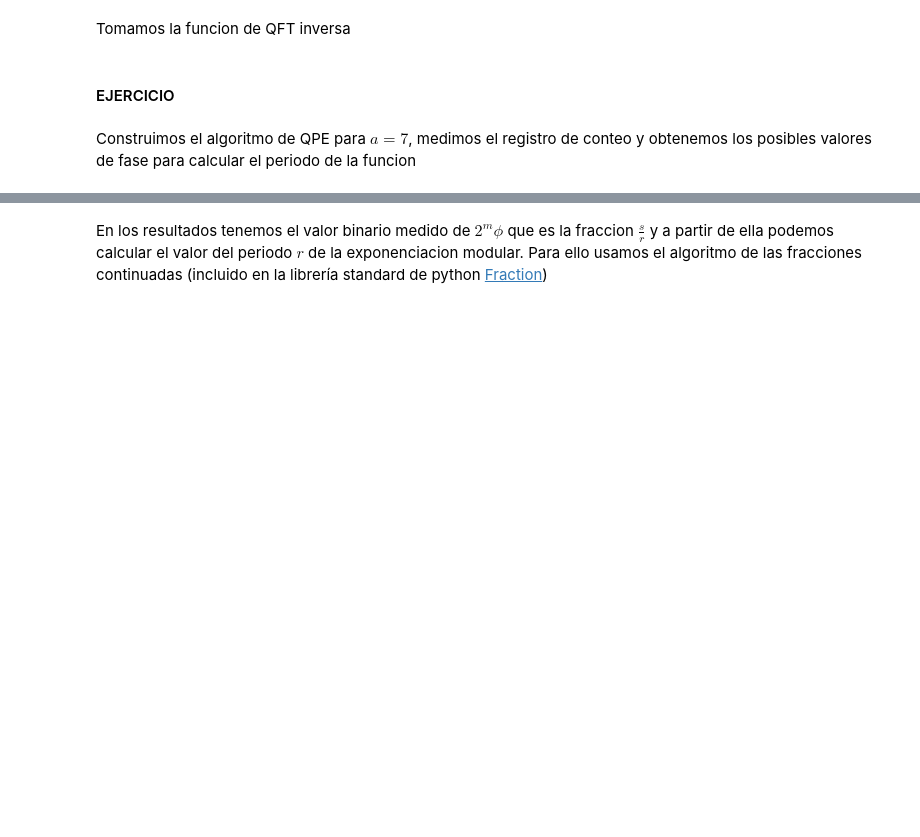
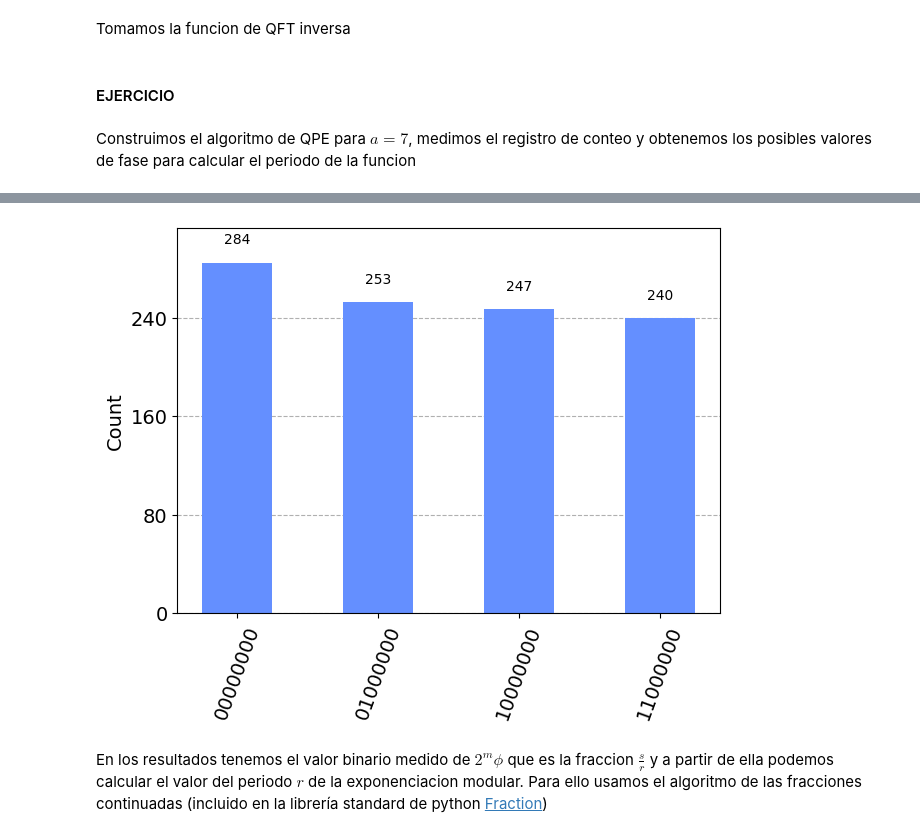
Before and after one commit to Mariomc10/AlgoritmosCuanticos, a Jupyter notebook: 12_Shor.ipynb, the cells around one changed output, grey strips where cells are left out. Cells and saved outputs as stored; diff of their text form; code cells hidden in the pictures; blank space fills up the shorter version.

```diff
--- a/12_Shor.ipynb
+++ b/12_Shor.ipynb
@@ -563,5 +663,12 @@ qc =
 # %%
 #measure the circuit
+simulador = Aer.get_backend("aer_simulator")
+tcirc = transpile(qc,simulador)
+job = simulador.run(tcirc)
+resultados = job.result()
+plot_histogram(resultados.get_counts())
+# %% [output]
+[figure, added]
 # %% [markdown]
 En los resultados tenemos el valor binario medido de $2^m \phi$ que es la fraccion $\frac{s}{r}$ y a partir de ella podemos calcular el valor del periodo $r$ de la exponenciacion modular. Para ello usamos el algoritmo de las fracciones continuadas (incluido en la librería standard de python [Fraction](https://docs.python.org/3.10/library/fractions.html))
 # %%
```
Also changed, not shown: parts of 14 cells of this notebook, 1 other file.
